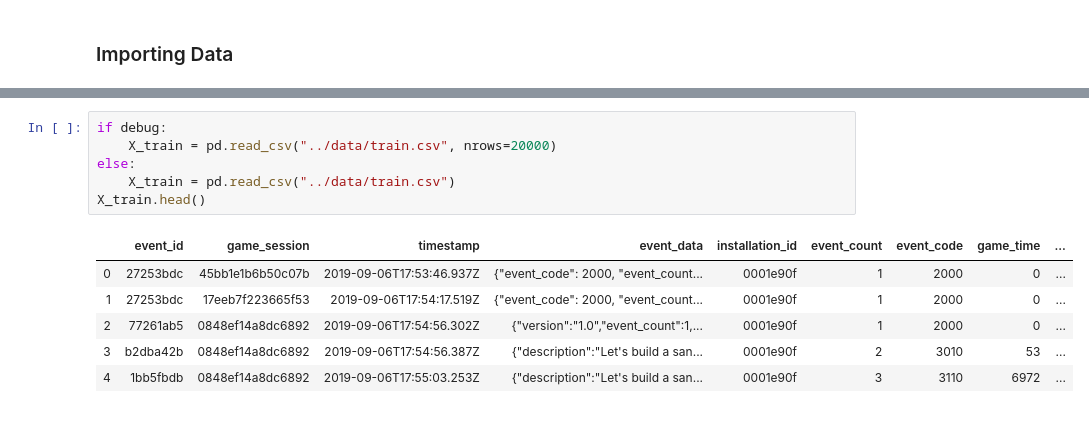
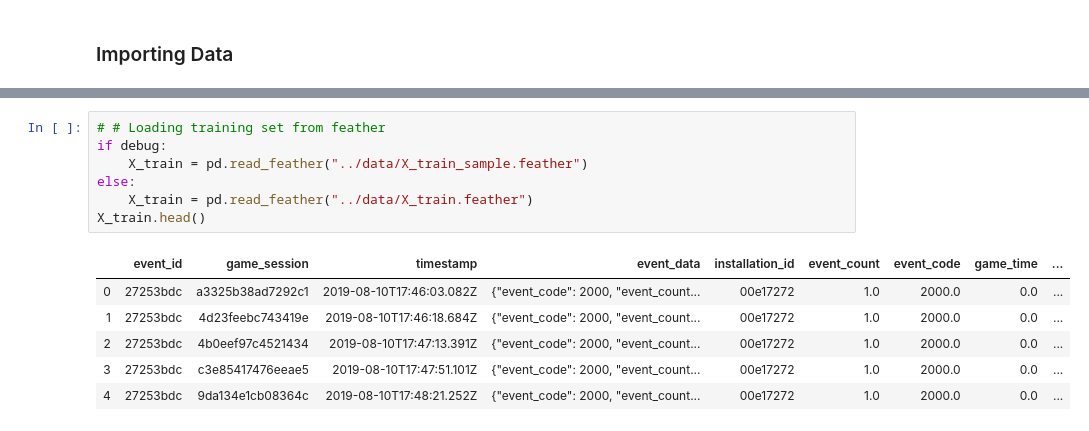
Before and after one commit to JakeCherrie/pbs-media-and-early-chieldhood-education, a Jupyter notebook: notebooks/pbs_early_learning.ipynb, the cells around one changed output, grey strips where cells are left out. Saved outputs shown, nothing was run; the diff lists cells and outputs as text.

Commit message:
some-data-exploration

```diff
--- a/notebooks/pbs_early_learning.ipynb
+++ b/notebooks/pbs_early_learning.ipynb
@@ -36,13 +75,14 @@ random_seed = 42
 # %%
+# # Loading training set from feather
 if debug:
-    X_train = pd.read_csv("../data/train.csv", nrows=20000)
+    X_train = pd.read_feather("../data/X_train_sample.feather")
 else:
-    X_train = pd.read_csv("../data/train.csv")
+    X_train = pd.read_feather("../data/X_train.feather")
 X_train.head()
 # %% [output]
 |  | event_id | game_session | timestamp | event_data | installation_id | event_count | event_code | game_time | ... |
-| 0 | 27253bdc | 45bb1e1b6b50c07b | 2019-09-06T17:53:46.937Z | {"event_code": 2000, "event_count... | 0001e90f | 1 | 2000 | 0 | ... |
-| 1 | 27253bdc | 17eeb7f223665f53 | 2019-09-06T17:54:17.519Z | {"event_code": 2000, "event_count... | 0001e90f | 1 | 2000 | 0 | ... |
-| 2 | 77261ab5 | 0848ef14a8dc6892 | 2019-09-06T17:54:56.302Z | {"version":"1.0","event_count":1,... | 0001e90f | 1 | 2000 | 0 | ... |
-| 3 | b2dba42b | 0848ef14a8dc6892 | 2019-09-06T17:54:56.387Z | {"description":"Let's build a san... | 0001e90f | 2 | 3010 | 53 | ... |
-| 4 | 1bb5fbdb | 0848ef14a8dc6892 | 2019-09-06T17:55:03.253Z | {"description":"Let's build a san... | 0001e90f | 3 | 3110 | 6972 | ... |
+| 0 | 27253bdc | a3325b38ad7292c1 | 2019-08-10T17:46:03.082Z | {"event_code": 2000, "event_count... | 00e17272 | 1.0 | 2000.0 | 0.0 | ... |
+| 1 | 27253bdc | 4d23feebc743419e | 2019-08-10T17:46:18.684Z | {"event_code": 2000, "event_count... | 00e17272 | 1.0 | 2000.0 | 0.0 | ... |
+| 2 | 27253bdc | 4b0eef97c4521434 | 2019-08-10T17:47:13.391Z | {"event_code": 2000, "event_count... | 00e17272 | 1.0 | 2000.0 | 0.0 | ... |
+| 3 | 27253bdc | c3e85417476eeae5 | 2019-08-10T17:47:51.101Z | {"event_code": 2000, "event_count... | 00e17272 | 1.0 | 2000.0 | 0.0 | ... |
+| 4 | 27253bdc | 9da134e1cb08364c | 2019-08-10T17:48:21.252Z | {"event_code": 2000, "event_count... | 00e17272 | 1.0 | 2000.0 | 0.0 | ... |
```
Also changed, not shown: parts of 24 cells of this notebook, 1 other file.
